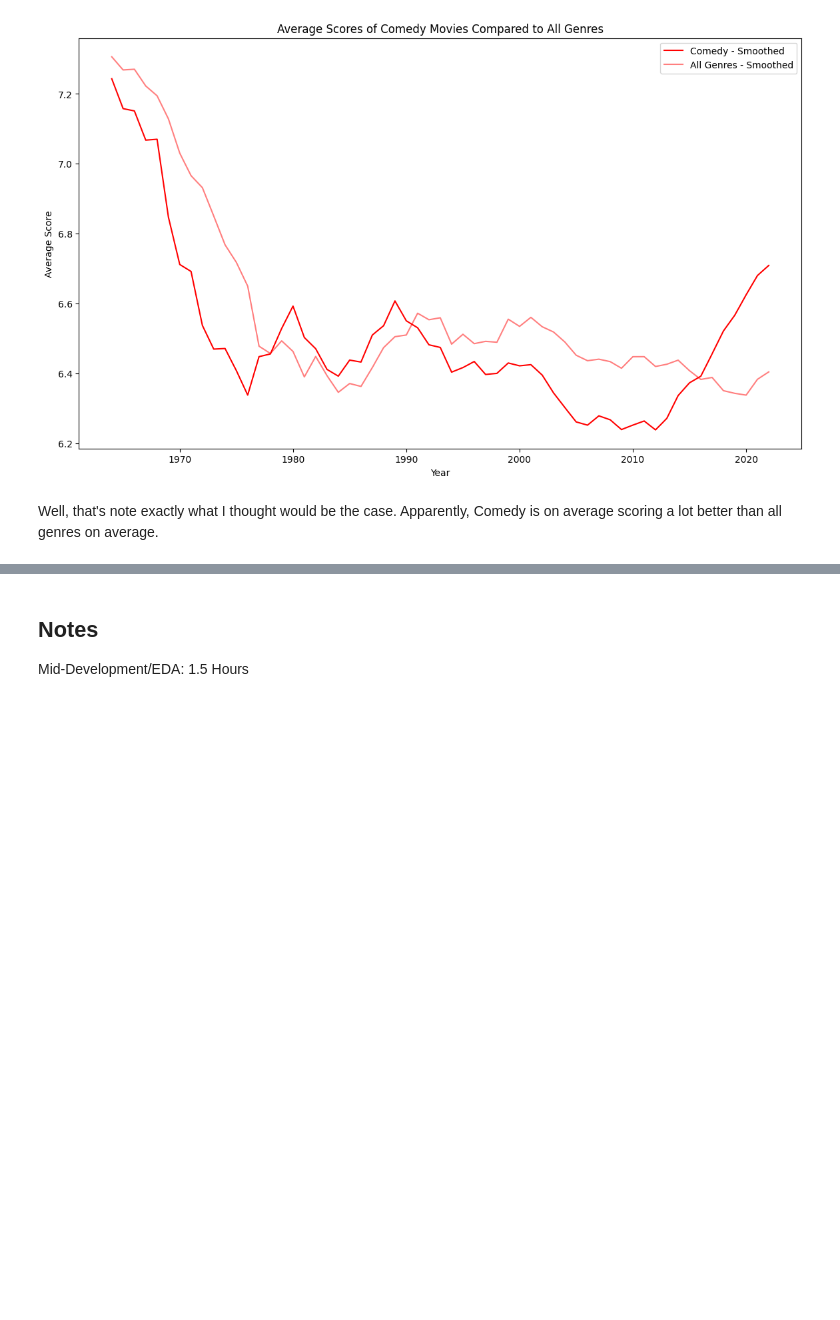
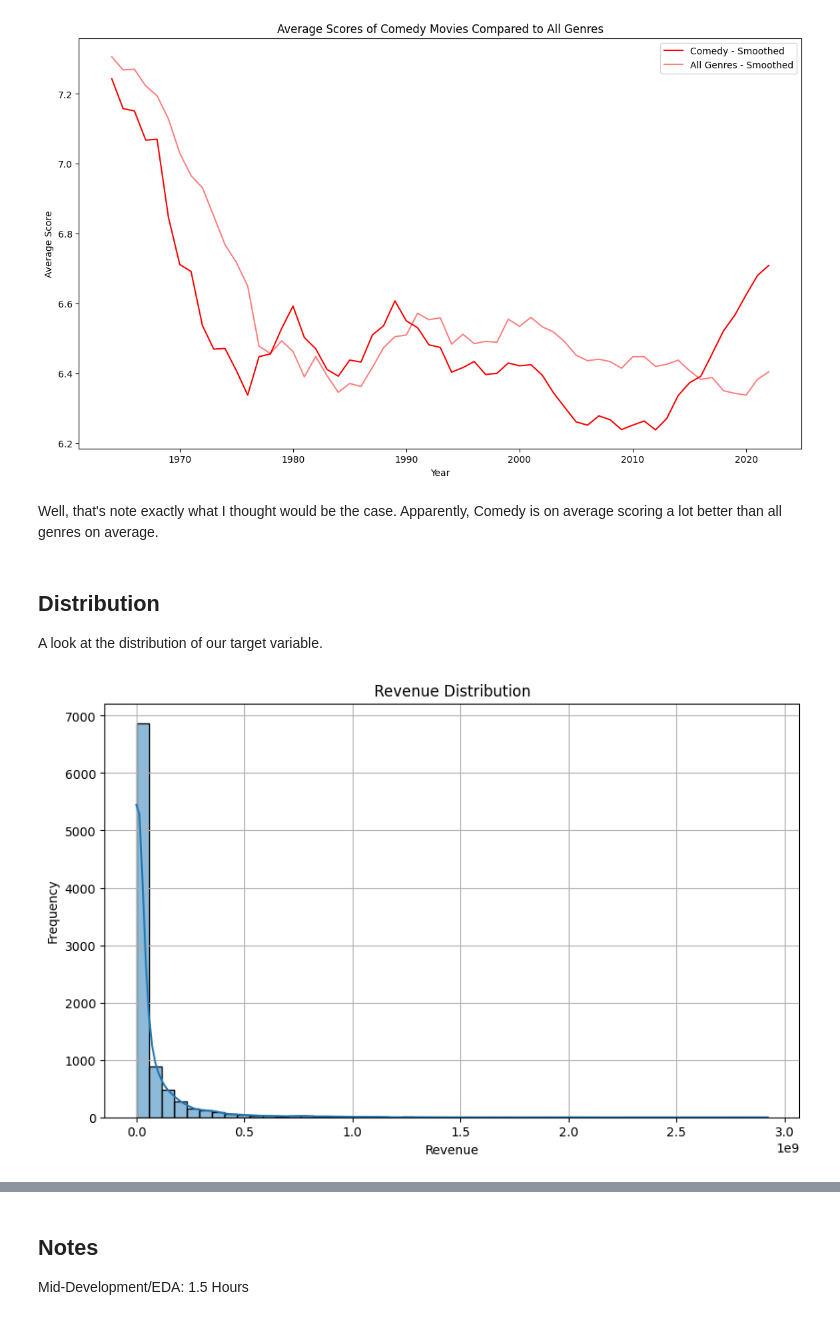
Before and after one commit to griffin-brown-95/movie-projects, a Jupyter notebook: movies_tmdb.ipynb, the cells around one changed output, grey strips where cells are left out. Cells and saved outputs as stored; diff of their text form; code cells hidden in the pictures; blank space fills up the shorter version.

```diff
--- a/movies_tmdb.ipynb
+++ b/movies_tmdb.ipynb
@@ -249,3 +257,17 @@ plt.show()
 [figure]
 # %% [markdown]
 Well, that's note exactly what I thought would be the case. Apparently, Comedy is on average scoring a lot better than all genres on average.
+# %% [markdown]
+## Distribution
+
+A look at the distribution of our target variable.
+# %%
+plt.figure(figsize=(10, 6))
+sns.histplot(movies['revenue'], bins=50, kde=True)
+plt.title('Revenue Distribution')
+plt.xlabel('Revenue')
+plt.ylabel('Frequency')
+plt.grid(True)
+plt.show()
+# %% [output]
+[figure, added]
```
Also changed, not shown: parts of 19 cells of this notebook.
